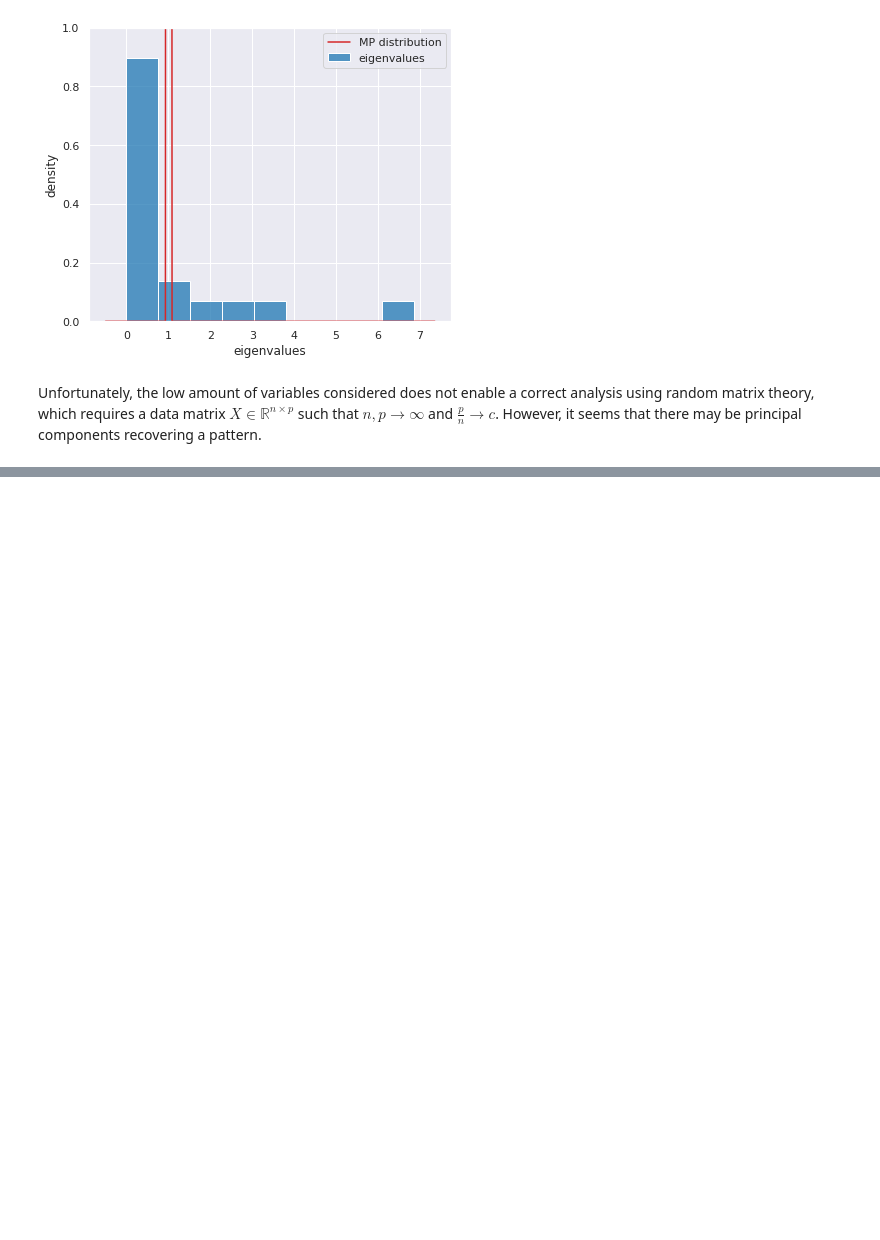
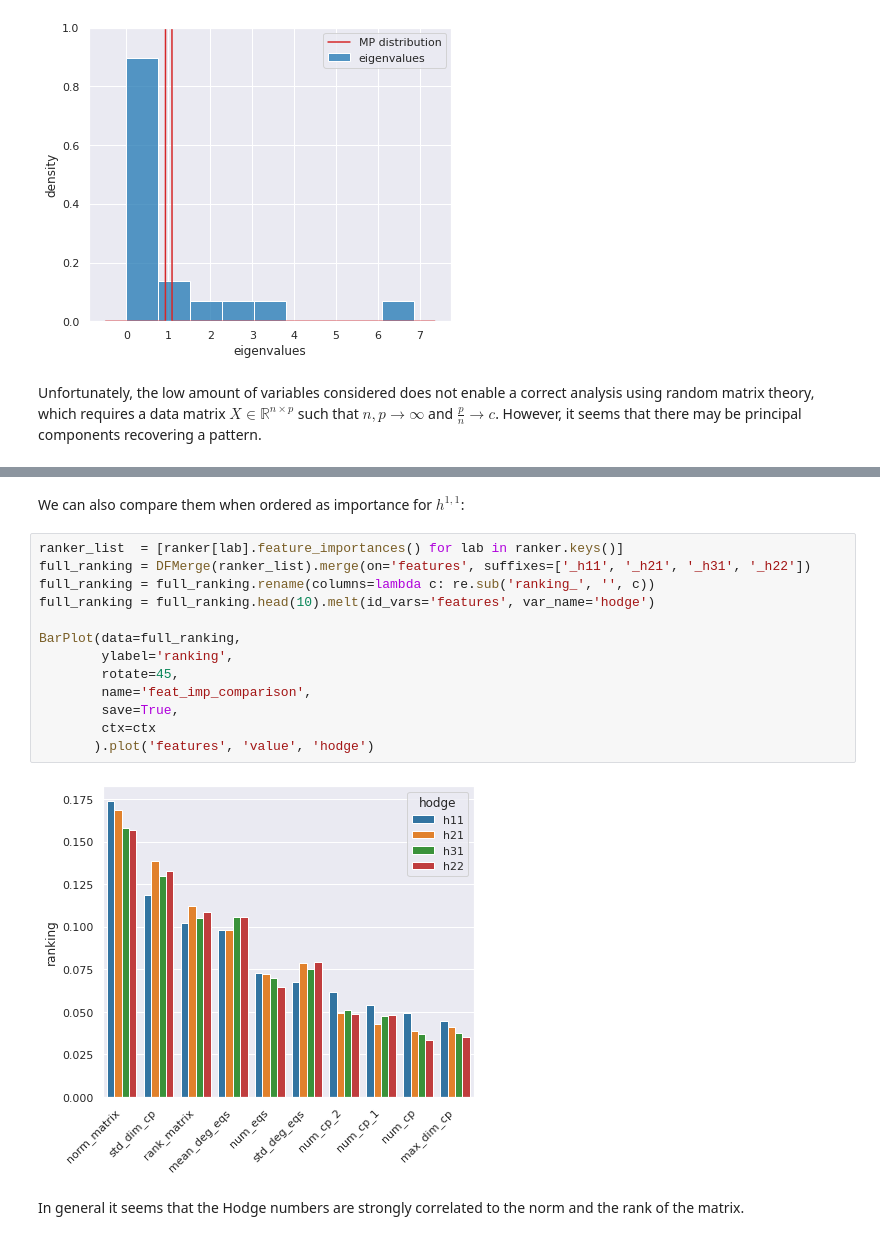
Before and after one commit to thesfinox/ml-cicy-4folds, a Jupyter notebook: 02_eda.ipynb, the cells around one changed output, grey strips where cells are left out. Cells and saved outputs as stored; diff of their text form; blank space fills up the shorter version.

```diff
--- a/02_eda.ipynb
+++ b/02_eda.ipynb
@@ -294,0 +346,19 @@ However, it seems that there may be principal components recovering a pattern.
+# %% [markdown]
+We can also compare them when ordered as importance for $h^{1,1}$:
+# %%
+ranker_list  = [ranker[lab].feature_importances() for lab in ranker.keys()]
+full_ranking = DFMerge(ranker_list).merge(on='features', suffixes=['_h11', '_h21', '_h31', '_h22'])
+full_ranking = full_ranking.rename(columns=lambda c: re.sub('ranking_', '', c))
+full_ranking = full_ranking.head(10).melt(id_vars='features', var_name='hodge')
+
+BarPlot(data=full_ranking,
+        ylabel='ranking',
+        rotate=45,
+        name='feat_imp_comparison',
+        save=True,
+        ctx=ctx
+       ).plot('features', 'value', 'hodge')
+# %% [output]
+[figure, added]
+# %% [markdown]
+In general it seems that the Hodge numbers are strongly correlated to the norm and the rank of the matrix.
```
Also changed, not shown: parts of 8 cells of this notebook, 2 other files.
